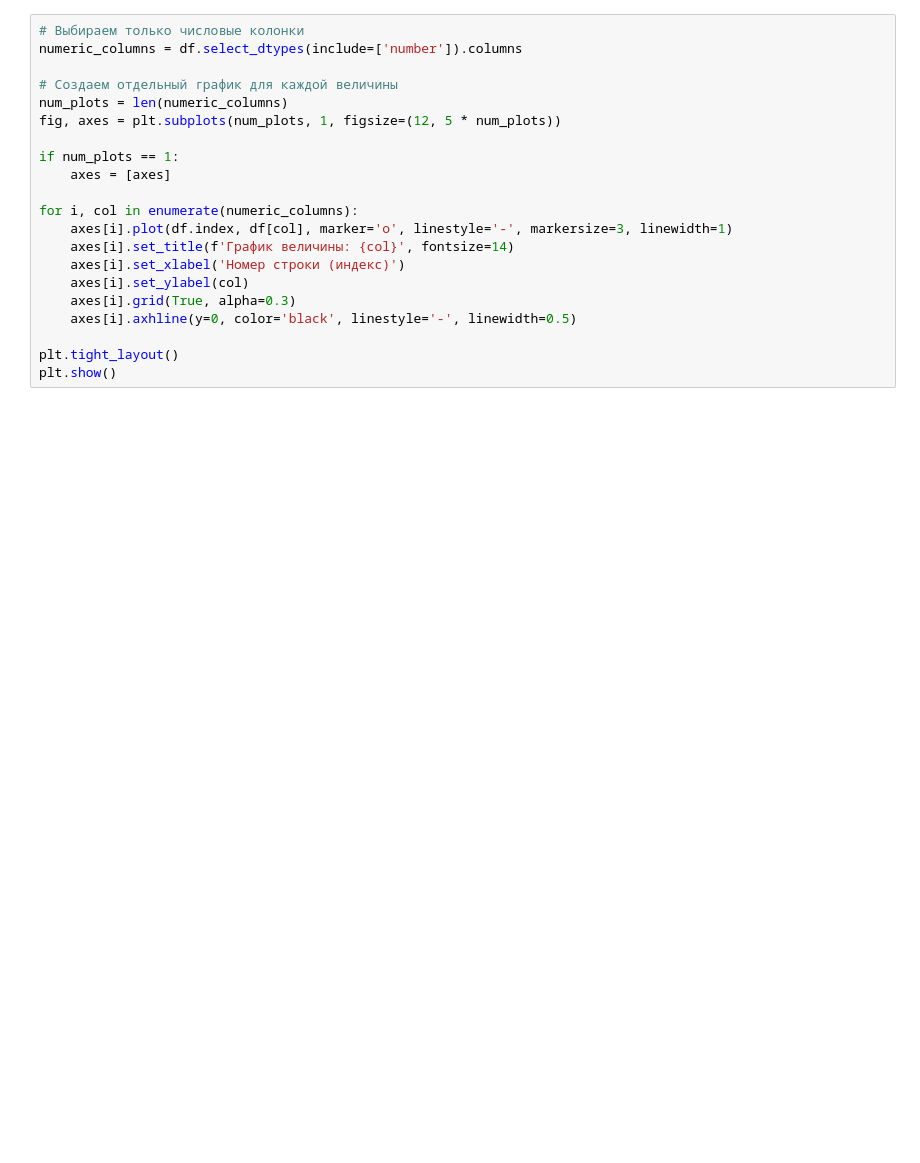
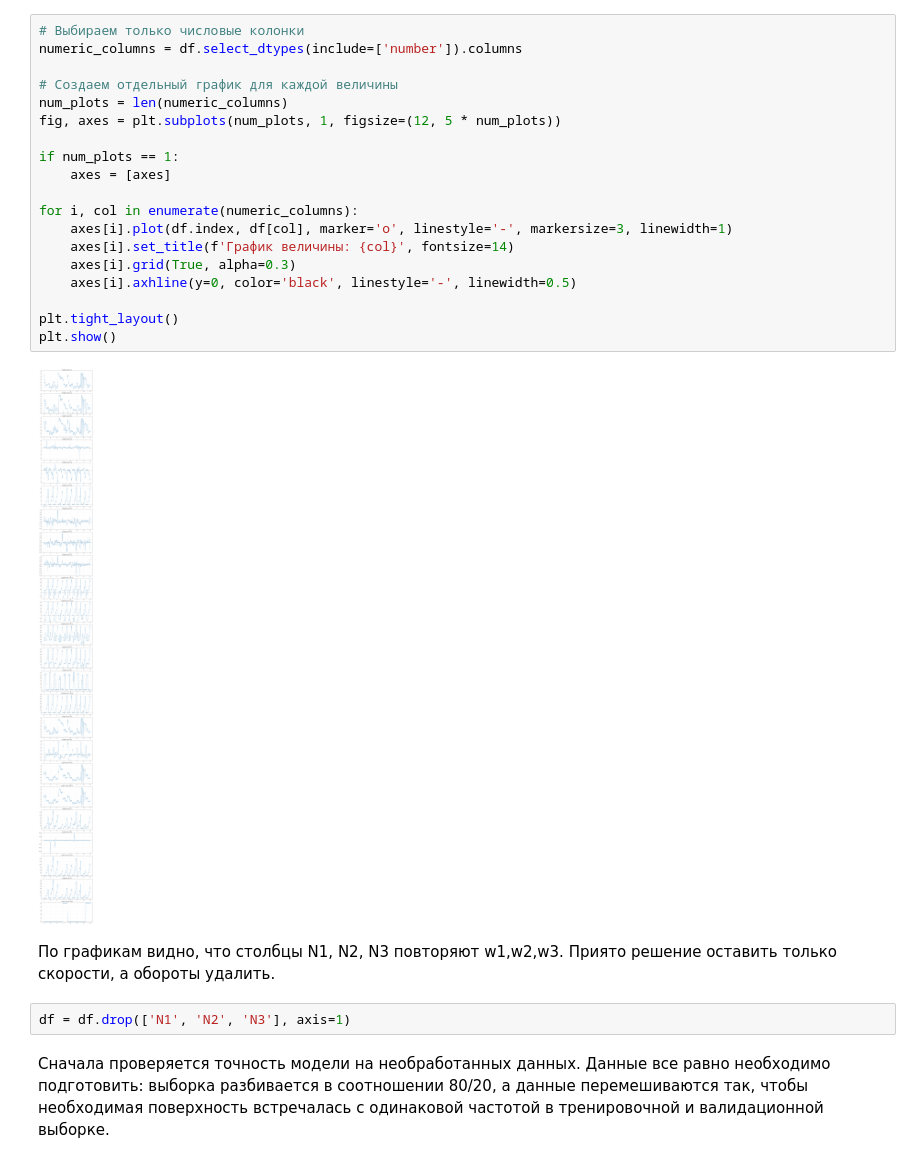
Before and after one commit to LugenderGeist/ML_robots, a Jupyter notebook: sample.ipynb, the cells around one changed output. Saved outputs shown, nothing was run; the diff lists cells and outputs as text; blank space fills up the shorter version.

```diff
--- a/sample.ipynb
+++ b/sample.ipynb
@@ -47,21 +51,27 @@ plt.show()
 # %%
 # Выбираем только числовые колонки
 numeric_columns = df.select_dtypes(include=['number']).columns
 
 # Создаем отдельный график для каждой величины
 num_plots = len(numeric_columns)
 fig, axes = plt.subplots(num_plots, 1, figsize=(12, 5 * num_plots))
 
 if num_plots == 1:
     axes = [axes]
 
 for i, col in enumerate(numeric_columns):
     axes[i].plot(df.index, df[col], marker='o', linestyle='-', markersize=3, linewidth=1)
     axes[i].set_title(f'График величины: {col}', fontsize=14)
-    axes[i].set_xlabel('Номер строки (индекс)')
-    axes[i].set_ylabel(col)
     axes[i].grid(True, alpha=0.3)
     axes[i].axhline(y=0, color='black', linestyle='-', linewidth=0.5)
 
 plt.tight_layout()
 plt.show()
+# %% [output]
+[figure, added]
+# %% [markdown]
+По графикам видно, что столбцы N1, N2, N3 повторяют w1,w2,w3. Приято решение оставить только скорости, а обороты удалить.
+# %%
+df = df.drop(['N1', 'N2', 'N3'], axis=1)
+# %% [markdown]
+Сначала проверяется точность модели на необработанных данных. Данные все равно необходимо подготовить: выборка разбивается в соотношении 80/20, а данные перемешиваются так, чтобы необходимая поверхность встречалась с одинаковой частотой в тренировочной и валидационной выборке.
```
Also changed, not shown: parts of 9 cells of this notebook, 6 other files.
